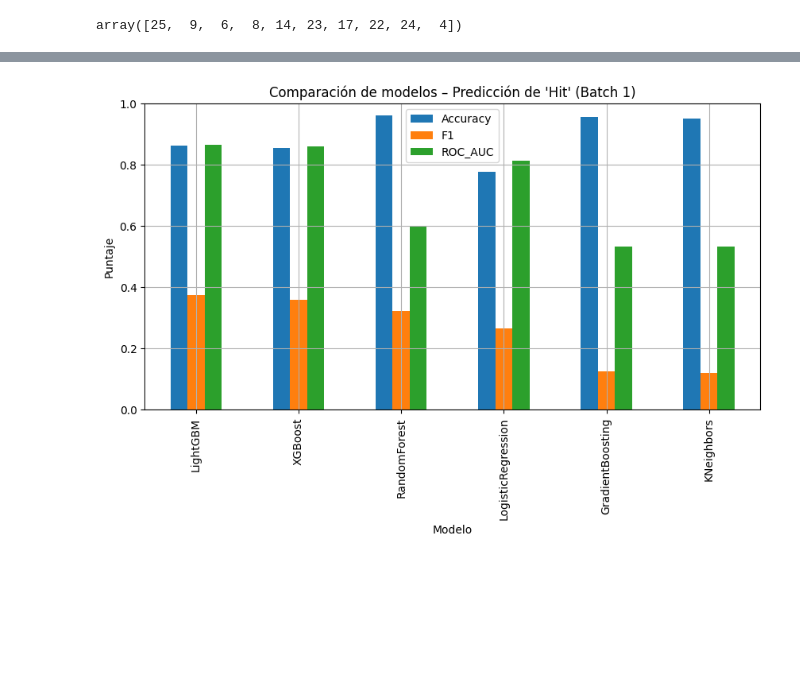
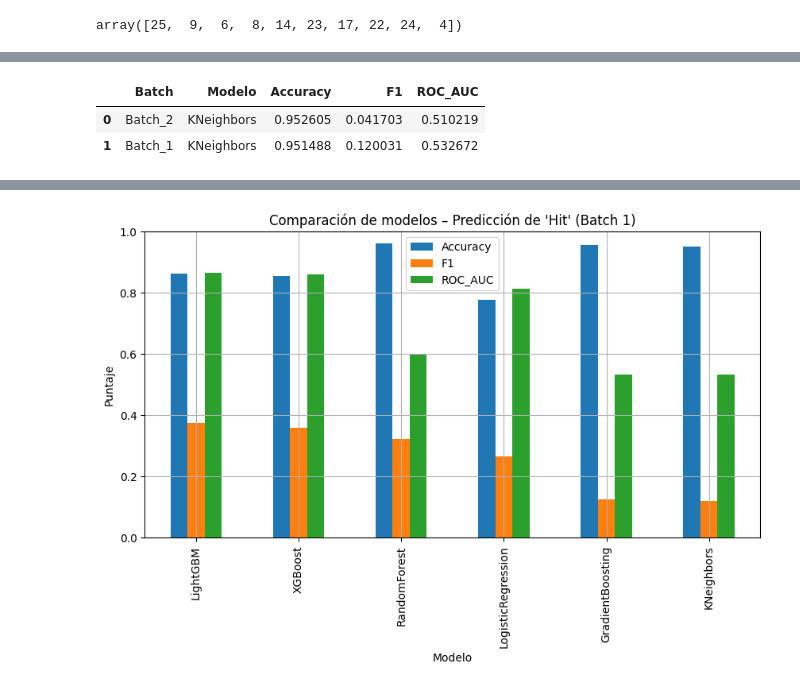
Before and after one commit to jmf-uniandes/pre-training, a Jupyter notebook: notebooks/03_preprocessing.ipynb, the cells around one changed output, grey strips where cells are left out. Cells and saved outputs as stored; diff of their text form; code cells hidden in the pictures; blank space fills up the shorter version.

```diff
--- a/notebooks/03_preprocessing.ipynb
+++ b/notebooks/03_preprocessing.ipynb
@@ -374,0 +385,11 @@ display(df_pivot)
+# %%
+display(
+    df_resultados
+        .query("Modelo == 'KNeighbors'")
+        .sort_values(by="Accuracy", ascending=False)
+        .reset_index(drop=True)
+)
+# %% [output]
+|  | Batch | Modelo | Accuracy | F1 | ROC_AUC |
+| 0 | Batch_2 | KNeighbors | 0.952605 | 0.041703 | 0.510219 |
+| 1 | Batch_1 | KNeighbors | 0.951488 | 0.120031 | 0.532672 |
```
Also changed, not shown: parts of 35 cells of this notebook, 9 other files.
